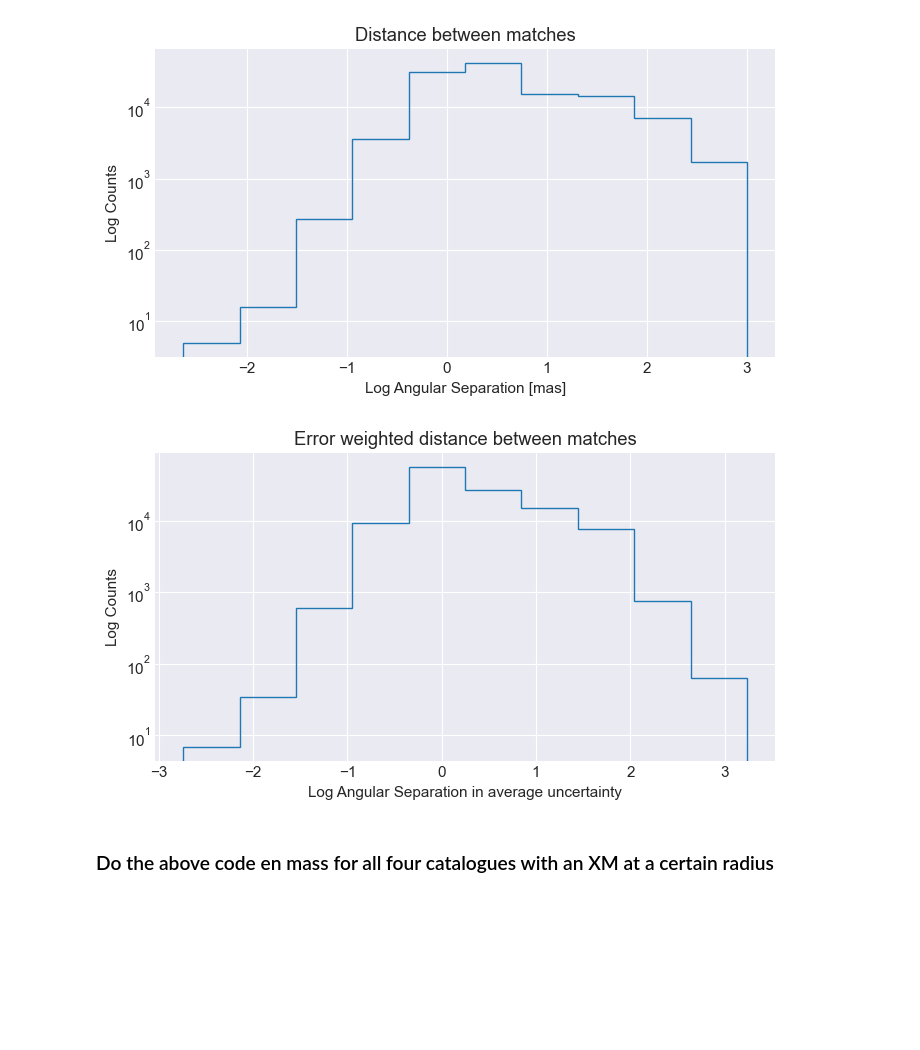
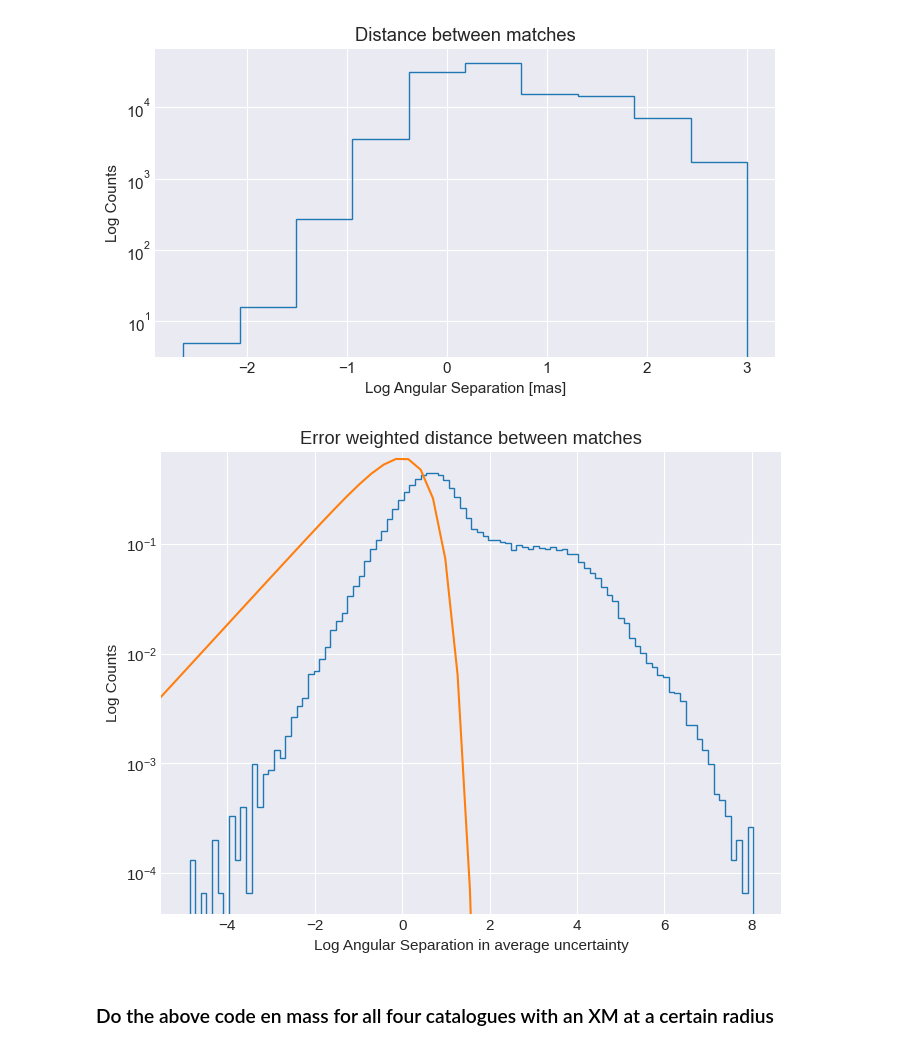
Before and after one commit to RenVit318/masterproject, a Jupyter notebook: src/notebooks/crossmatch_analysis.ipynb, the cells around one changed output. Saved outputs shown, nothing was run; the diff lists cells and outputs as text; code cells hidden in the pictures; blank space fills up the shorter version.

```diff
--- a/src/notebooks/crossmatch_analysis.ipynb
+++ b/src/notebooks/crossmatch_analysis.ipynb
@@ -548,8 +544,8 @@ TFORM17 = 'E       '
 
 distances = angular_distance(pos_hipp_table[:,0], pos_hipp_table[:,1], pos_gaia_table[:,0], pos_gaia_table[:,1], unit='degrees')
 distances_mas = np.degrees(distances) * 3600 * 1e3
-avg_hipp_errors = np.sqrt((pos_hipp_table[:, 2])**2 + (pos_hipp_table[:, 3])**2)
-avg_gaia_errors = np.sqrt((pos_gaia_table[:, 2])**1 + (pos_gaia_table[: ,3])**2)
+avg_hipp_errors = (1./np.sqrt(2)) * np.sqrt((pos_hipp_table[:, 2])**2 + (pos_hipp_table[:, 3])**2)
+avg_gaia_errors = (1./np.sqrt(2)) * np.sqrt((pos_gaia_table[:, 2])**2 + (pos_gaia_table[: ,3])**2)
 avg_errors = np.sqrt(avg_hipp_errors**2 + avg_gaia_errors**2)
 error_w_distances = distances_mas / avg_errors
 # %%
@@ -578,18 +649,36 @@ plt.show()
 # %% [output]
 [figure]
 # %%
+def rayleigh(x, sigma):
+    return (x/(sigma**2)) * np.exp(-0.5*((x/sigma)**2.))
+
 # EW Distances Histogram
-fig, ax = plt.subplots(1,1, figsize=(8,4))
-ax.hist(np.log10(error_w_distances), log=True, histtype='step')
+fig, ax = plt.subplots(1,1, figsize=(8,6))
+n, bins, patch = ax.hist(np.log(error_w_distances), bins=100, log=True, histtype='step', density=True)
+#print(n, bins)
+
+#ax.hist(error_w_distances)
+
+xlim = ax.get_xlim()
+ylim = ax.get_ylim()
+
+x = np.logspace(-3, +3)
+#x.plot(np.log(x), gaussian(x, 0, 1, 1))
+ax.plot(np.log(x), rayleigh(x, 1))
+#popt, pcov = curve_fit(gaussian, bins, n, p0=[1,1,1])
+
 
 ax.set_xlabel("Log Angular Separation in average uncertainty")
 ax.set_ylabel("Log Counts")
 ax.set_title("Error weighted distance between matches")
 
-plt.savefig(fpath+f"xm{extension}_{radius}_nearest_angsep.png", bbox_inches='tight')
+ax.set_xlim(xlim)
+ax.set_ylim(ylim)
+
+#plt.savefig(fpath+f"xm{extension}_{radius}_nearest_angsep.png", bbox_inches='tight')
 plt.show()
 # %% [output]
-[figure, old version]
+[figure, new version]
 # %% [markdown]
 ### Do the above code en mass for all four catalogues with an XM at a certain radius
 # %%
```
Also changed, not shown: parts of 15 cells of this notebook.
